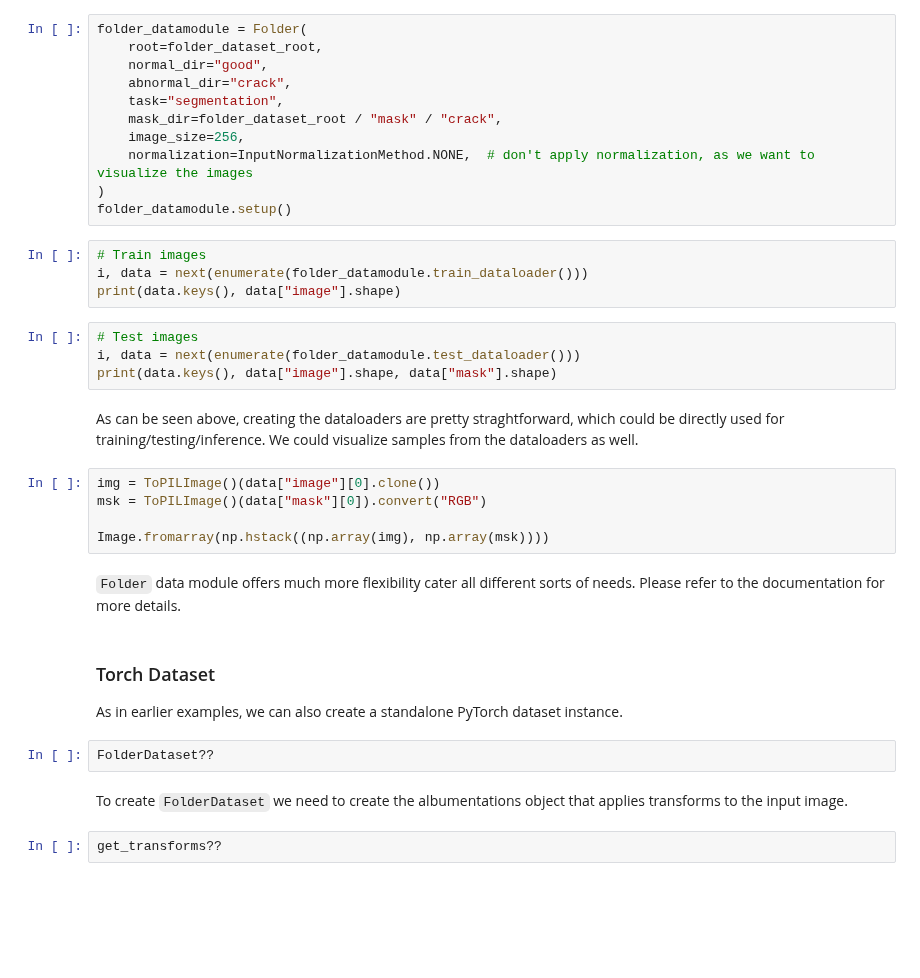
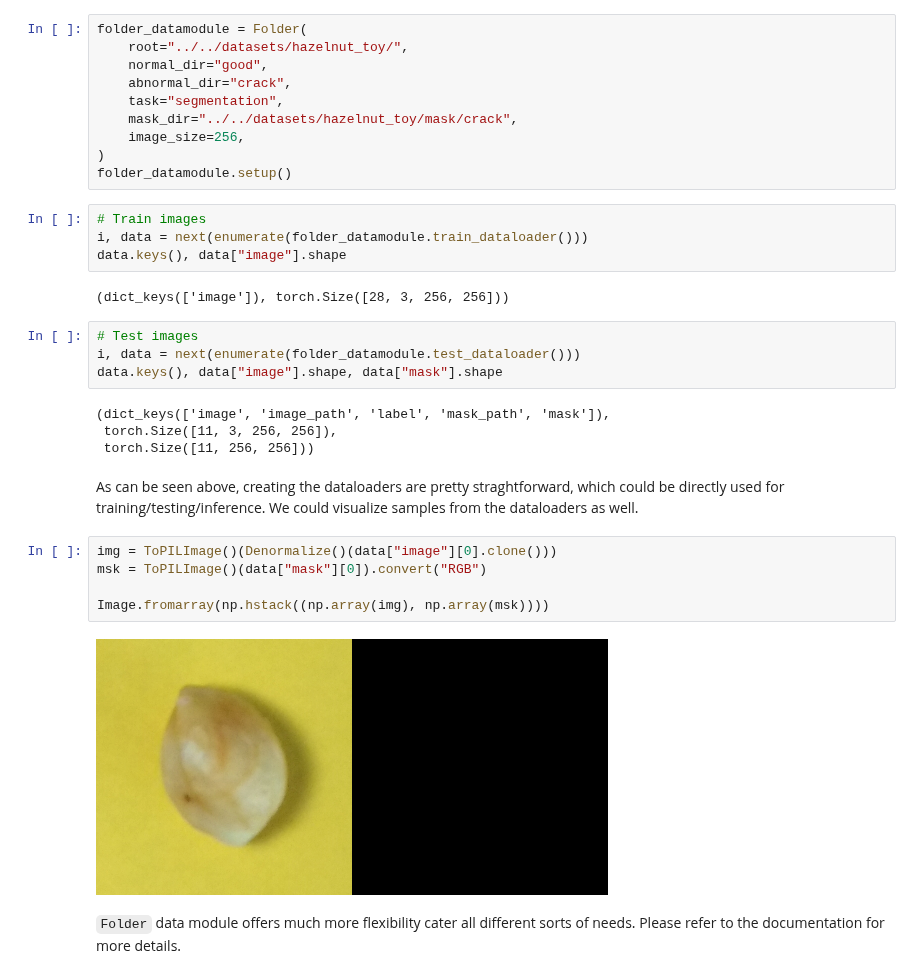
Before and after one commit to hanzoai/anomalib, a Jupyter notebook: notebooks/100_datamodules/103_folder.ipynb, the cells around one changed output. Saved outputs shown, nothing was run; the diff lists cells and outputs as text; blank space fills up the shorter version.

```diff
--- a/notebooks/100_datamodules/103_folder.ipynb
+++ b/notebooks/100_datamodules/103_folder.ipynb
@@ -50,38 +143,35 @@ In addition to the root folder of the dataset, we now also specify which folder
 # %%
 folder_datamodule = Folder(
-    root=folder_dataset_root,
+    root="../../datasets/hazelnut_toy/",
     normal_dir="good",
     abnormal_dir="crack",
     task="segmentation",
-    mask_dir=folder_dataset_root / "mask" / "crack",
+    mask_dir="../../datasets/hazelnut_toy/mask/crack",
     image_size=256,
-    normalization=InputNormalizationMethod.NONE,  # don't apply normalization, as we want to visualize the images
 )
 folder_datamodule.setup()
 # %%
 # Train images
 i, data = next(enumerate(folder_datamodule.train_dataloader()))
-print(data.keys(), data["image"].shape)
+data.keys(), data["image"].shape
+# %% [output]
+(dict_keys(['image']), torch.Size([28, 3, 256, 256]))
 # %%
 # Test images
 i, data = next(enumerate(folder_datamodule.test_dataloader()))
-print(data.keys(), data["image"].shape, data["mask"].shape)
+data.keys(), data["image"].shape, data["mask"].shape
+# %% [output]
+(dict_keys(['image', 'image_path', 'label', 'mask_path', 'mask']),
+ torch.Size([11, 3, 256, 256]),
+ torch.Size([11, 256, 256]))
 # %% [markdown]
 As can be seen above, creating the dataloaders are pretty straghtforward, which could be directly used for training/testing/inference. We could visualize samples from the dataloaders as well.
 # %%
-img = ToPILImage()(data["image"][0].clone())
+img = ToPILImage()(Denormalize()(data["image"][0].clone()))
 msk = ToPILImage()(data["mask"][0]).convert("RGB")
 
 Image.fromarray(np.hstack((np.array(img), np.array(msk))))
+# %% [output]
+[figure, added]
 # %% [markdown]
 `Folder` data module offers much more flexibility cater all different sorts of needs. Please refer to the documentation for more details.
-# %% [markdown]
-### Torch Dataset
-
-As in earlier examples, we can also create a standalone PyTorch dataset instance.
-# %%
-FolderDataset??
-# %% [markdown]
-To create `FolderDataset` we need to create the albumentations object that applies transforms to the input image.
-# %%
-get_transforms??
```
Also changed, not shown: parts of 38 cells of this notebook, 13 other files.
